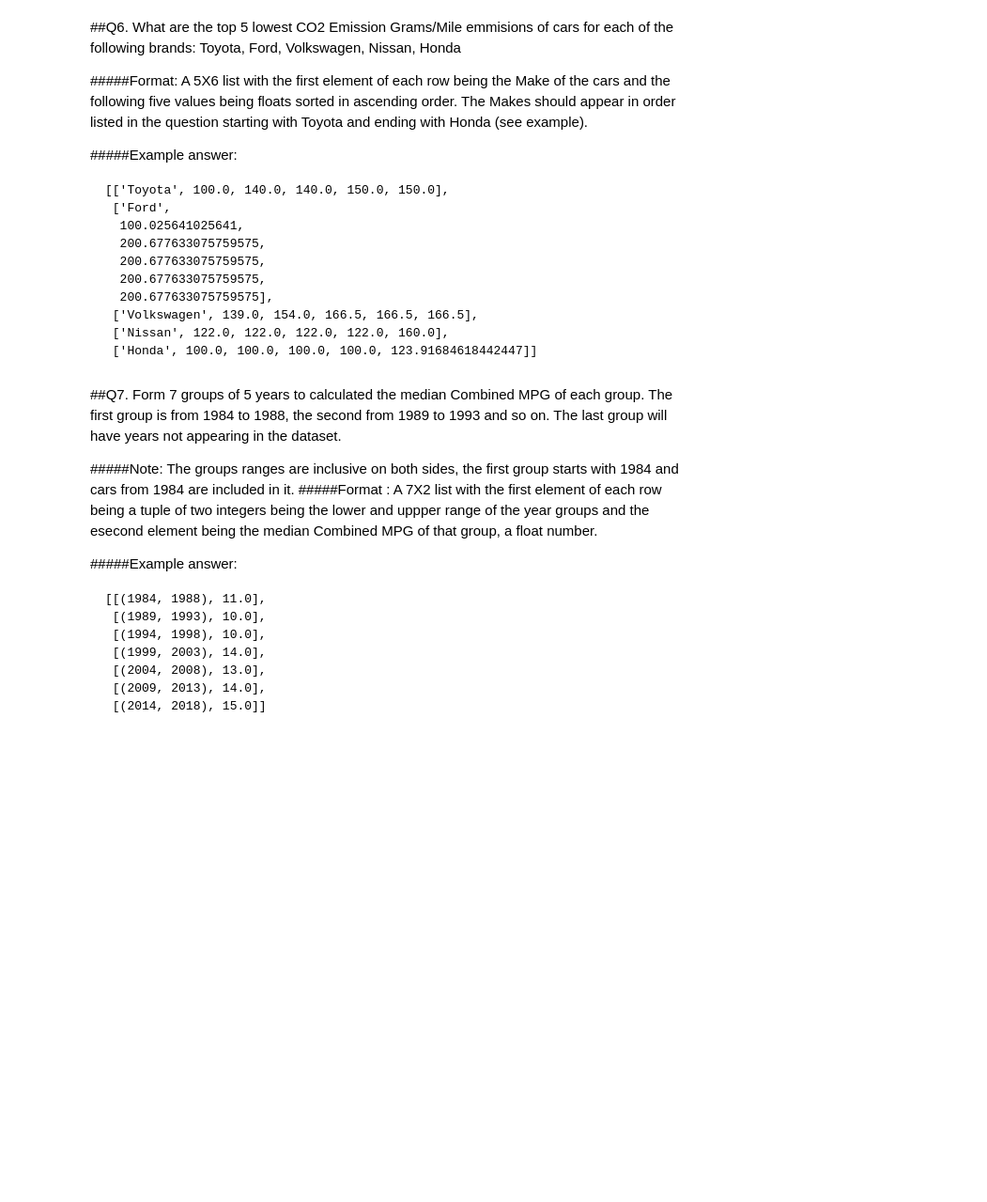
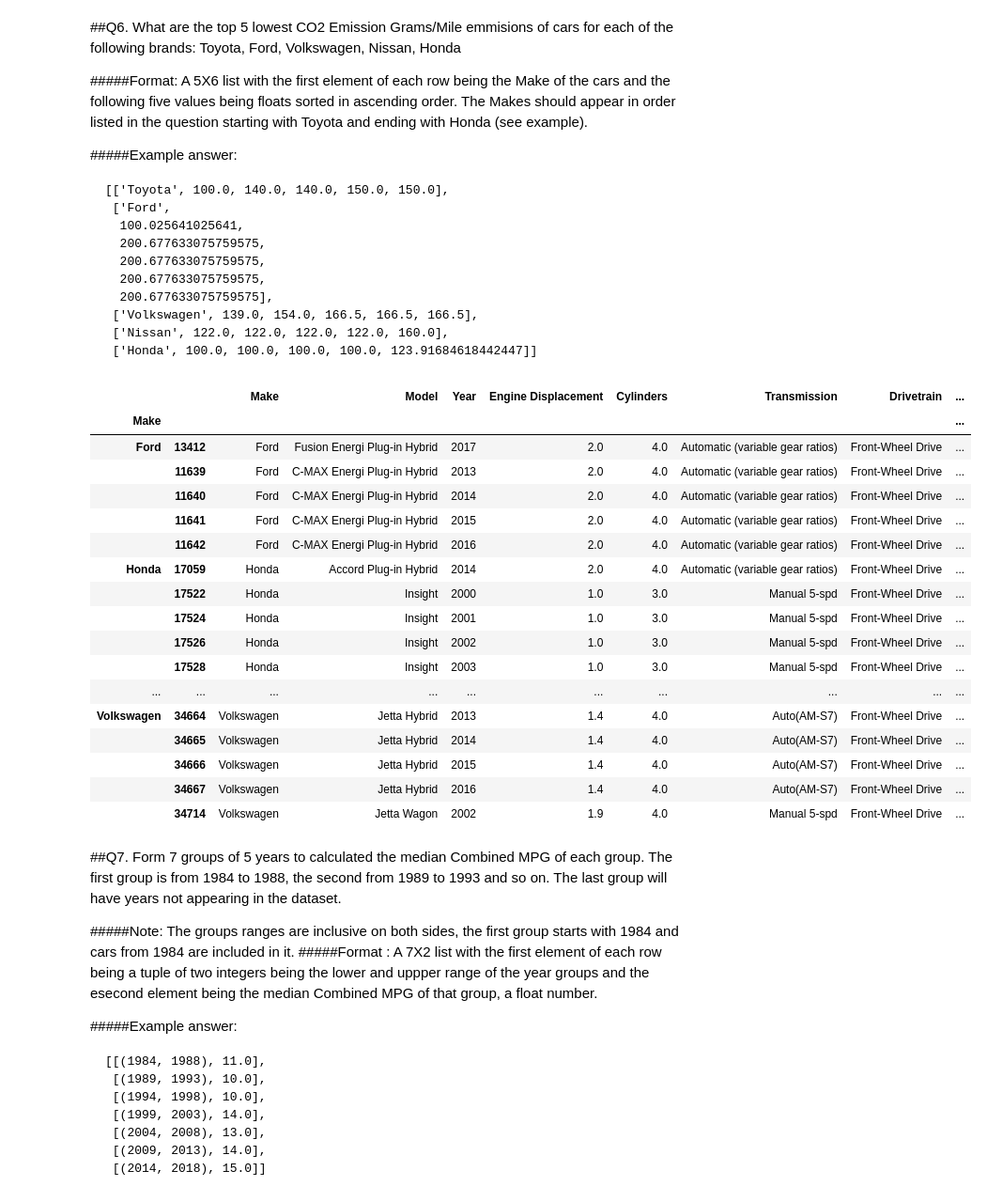
Before and after one commit to Ricardope3/Data-Science-Club, a Jupyter notebook: marcia.ipynb, the cells around one changed output. Shown: that part at 94% size. Cells and saved outputs as stored; diff of their text form; code cells hidden in the pictures; blank space fills up the shorter version.

```diff
--- a/marcia.ipynb
+++ b/marcia.ipynb
@@ -210,3 +205,28 @@ toyota[toyota.index.isin(indexes)]
+# %%
+########## Q6
+#Your code here
+makes = df[(df["Make"]=="Toyota") | (df["Make"]=="Ford") | (df["Make"]=="Volkswagen") | (df["Make"]=="Nissan") | (df["Make"]=="Honda")]
+makes.sort_values(["Make", "CO2 Emission Grams/Mile"] )
+makes.groupby('Make').apply(lambda table : table.nsmallest(n=5, columns = "CO2 Emission Grams/Mile"))
+# %% [output]
+|  |  | Make | Model | Year | Engine Displacement | Cylinders | Transmission | Drivetrain | ... |
+| Make |  |  |  |  |  |  |  |  | ... |
+| Ford | 13412 | Ford | Fusion Energi Plug-in Hybrid | 2017 | 2.0 | 4.0 | Automatic (variable gear ratios) | Front-Wheel Drive | ... |
+|  | 11639 | Ford | C-MAX Energi Plug-in Hybrid | 2013 | 2.0 | 4.0 | Automatic (variable gear ratios) | Front-Wheel Drive | ... |
+|  | 11640 | Ford | C-MAX Energi Plug-in Hybrid | 2014 | 2.0 | 4.0 | Automatic (variable gear ratios) | Front-Wheel Drive | ... |
+|  | 11641 | Ford | C-MAX Energi Plug-in Hybrid | 2015 | 2.0 | 4.0 | Automatic (variable gear ratios) | Front-Wheel Drive | ... |
+|  | 11642 | Ford | C-MAX Energi Plug-in Hybrid | 2016 | 2.0 | 4.0 | Automatic (variable gear ratios) | Front-Wheel Drive | ... |
+| Honda | 17059 | Honda | Accord Plug-in Hybrid | 2014 | 2.0 | 4.0 | Automatic (variable gear ratios) | Front-Wheel Drive | ... |
+|  | 17522 | Honda | Insight | 2000 | 1.0 | 3.0 | Manual 5-spd | Front-Wheel Drive | ... |
+|  | 17524 | Honda | Insight | 2001 | 1.0 | 3.0 | Manual 5-spd | Front-Wheel Drive | ... |
+|  | 17526 | Honda | Insight | 2002 | 1.0 | 3.0 | Manual 5-spd | Front-Wheel Drive | ... |
+|  | 17528 | Honda | Insight | 2003 | 1.0 | 3.0 | Manual 5-spd | Front-Wheel Drive | ... |
+| ... | ... | ... | ... | ... | ... | ... | ... | ... | ... |
+| Volkswagen | 34664 | Volkswagen | Jetta Hybrid | 2013 | 1.4 | 4.0 | Auto(AM-S7) | Front-Wheel Drive | ... |
+|  | 34665 | Volkswagen | Jetta Hybrid | 2014 | 1.4 | 4.0 | Auto(AM-S7) | Front-Wheel Drive | ... |
+|  | 34666 | Volkswagen | Jetta Hybrid | 2015 | 1.4 | 4.0 | Auto(AM-S7) | Front-Wheel Drive | ... |
+|  | 34667 | Volkswagen | Jetta Hybrid | 2016 | 1.4 | 4.0 | Auto(AM-S7) | Front-Wheel Drive | ... |
+|  | 34714 | Volkswagen | Jetta Wagon | 2002 | 1.9 | 4.0 | Manual 5-spd | Front-Wheel Drive | ... |
 # %% [markdown]
 ##Q7. Form 7 groups of 5 years to calculated the median Combined MPG of each group. The first group is from 1984 to 1988, the second from 1989 to 1993 and so on. The last group will have years not appearing in the dataset.
 
```
Also changed, not shown: parts of 9 cells of this notebook.
